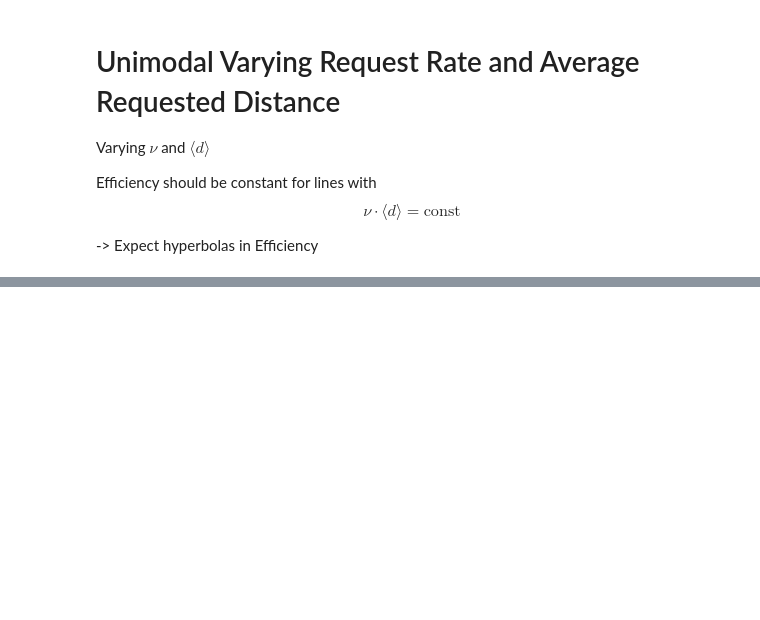
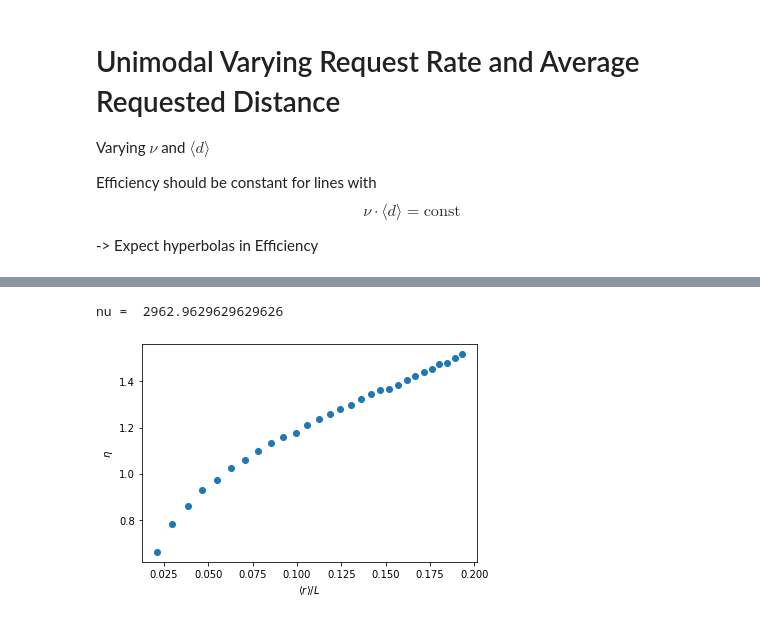
Before and after one commit to poss-group/matsim-bimodal-1, a Jupyter notebook: python_analysis/AnalyzeUnimodalVaryNuAvDrtDist.ipynb, the cells around one changed output, grey strips where cells are left out. Cells and saved outputs as stored; diff of their text form; code cells hidden in the pictures; blank space fills up the shorter version.

```diff
--- a/python_analysis/AnalyzeUnimodalVaryNuAvDrtDist.ipynb
+++ b/python_analysis/AnalyzeUnimodalVaryNuAvDrtDist.ipynb
@@ -126,0 +192,15 @@ plt.show()
+# %%
+row = 15
+nu = X[row,:][0]
+r_range = Y[row,:]
+eff_range = Z.to_numpy()[row,:]
+print("nu = ", nu)
+
+plt.scatter(r_range, eff_range)
+plt.xlabel(r"$\langle r\rangle/L$")
+plt.ylabel(r"$\eta$")
+
+plt.show()
+# %% [output]
+nu =  2962.9629629629626
+[figure, added]
```
Also changed, not shown: parts of 4 cells of this notebook, 11 other files.
